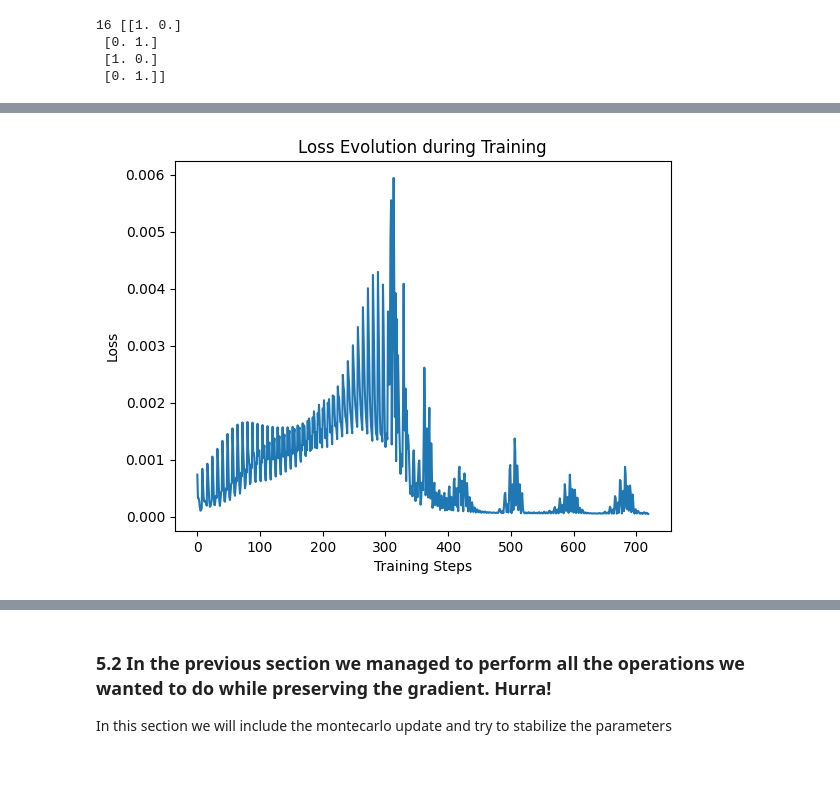
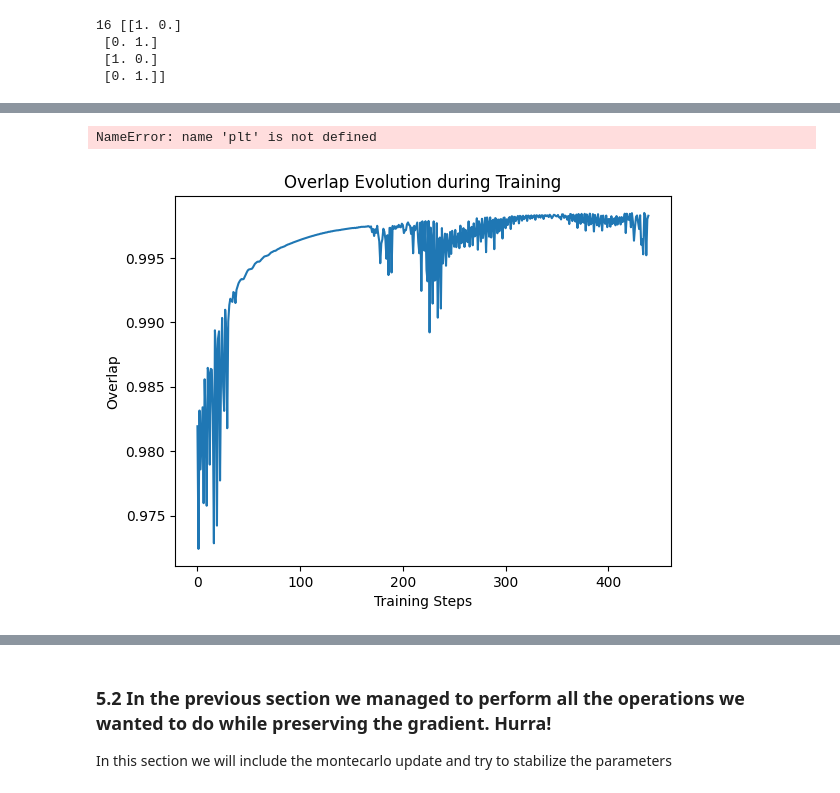
Before and after one commit to StefanoTroffa/thesis_MSc, a Jupyter notebook: compgraph/findthegradient.ipynb, the cells around one changed output, grey strips where cells are left out. Drawn from its saved outputs; the diff is of its cells as text; code cells hidden in the pictures.

Commit message:
Added several files to deal with handling the data, initializating the simulation and running it. Further, small modification in other functions where due

```diff
--- a/compgraph/findthegradient.ipynb
+++ b/compgraph/findthegradient.ipynb
@@ -263,7 +258,7 @@ print("Graphs are equal:", result)
 Graphs are equal: True
 # %%
 # Instantiate the model
-simple_gnn = GNN_double_output()
+simple_gnn = simple_gnn()
 for i in range(1):
     a,b =simple_gnn(graph_tuples[i])[0]
     print(a,b)
@@ -526,20 +540,21 @@ Step 9, Loss: (-0.9996714135894433+7.177545436796127e-17j)
 # 5.1.b
 In the following we are taking the full Hilbert space as per the configurations batch to consider. The trained Network generates an approximate ground state.
 # %%
-
+%reload_ext autoreload
+%autoreload 2
 import compgraph
 from compgraph.useful import sites_to_sparse
 from compgraph.useful import create_graph_from_ham
 
 lattice_size = (2, 2)
 sublattice_encoding = neel_state(nx.grid_2d_graph(*lattice_size, periodic=True))
-G=create_graph_from_ham(geometric_structure="2d_square", lattice_size=lattice_size, sub_lattice_encoding=sublattice_encoding)
+G,subl=create_graph_from_ham(geometric_structure="2d_square", lattice_size=lattice_size, sublattice='Neel')
 
 # Number of batches of configurations to generate, here is set to full Hilbert space
 full_size_configs = 2**(len(G.nodes))
 # Generate the basis configurations
 print(full_size_configs, sublattice_encoding)
-full_basis_configs = np.array([[int(x) for x in format(i, f'0{len(G.nodes)}b')] for i in range(full_size_configs)]) * 2 - 1
+full_basis_configs = np.array([[int(x) for x in format(i, f'0{len(G.nodes)}b')] for i in range(2**(len(G.nodes)))]) * 2 - 1
 
 
 #Initialization of edges, it should be 0, we set it to 0.05.
@@ -622,16 +669,16 @@ import quimb as qu
 from compgraph.sparse_ham import compute_wave_function_csr,  innerprod_sparse
 from compgraph.tensor_wave_functions import convert_csr_to_sparse_tensor, variational_wave_function_on_batch, time_evoluted_wave_function_on_batch
 from compgraph.tensor_wave_functions import montecarlo_logloss_overlap_time_evoluted, sparse_tensor_exp_energy, calculate_sparse_overlap, quimb_vec_to_sparse
+from compgraph.gnn_src_code import GNN_double_output_advanced, GNN_double_output
 initial_learning_rate = 7e-5
-model_w=GNN_double_output()
-model_fix=GNN_double_output()
+model_w=GNN_double_output(64,16)
+model_fix=GNN_double_output(64,16)
 #THE inner training step should work for one configuration at a time if logic has any ground on reality
 H_no_traversalfield=construct_sparse_hamiltonian(G, 0)
 
 
 np.set_printoptions(precision=2, suppress=True)
 optimizer_snt = snt.optimizers.Adam(initial_learning_rate)
-Hamiltonian_tensor_no_traversalfield = convert_csr_to_sparse_tensor(H_no_traversalfield)
 beta=0.05
 
 def inner_training(model_var, model_fix_for_te, graph_batch_var,graph_batch_te, optimizer, beta,sublattice):
@@ -656,8 +703,7 @@ def inner_training(model_var, model_fix_for_te, graph_batch_var,graph_batch_te,
 
 
 start=0
-psi_1 = compute_wave_function_csr(graph_tuples_batch, model_w, graph_tuples_batch_indices)
-psi_2= compute_wave_function_csr(graph_tuples_batch, model_fix, graph_tuples_batch_indices)
+
 Hamiltonian_quimb= qu.ham_heis_2D(2, 2, j=1.0, bz=0, cyclic=True, parallel=False, ownership=None)
 lowest_eigenstate = qu.groundstate(Hamiltonian_quimb)
 lowest_eigenstate_as_sparse = quimb_vec_to_sparse(lowest_eigenstate, full_basis_configs,len(G.nodes))
@@ -666,19 +712,14 @@ energies=[]
 loss_vectors=[]
 overlap_in_time=[]
 
-for step in range(90):  # IT-SWO steps
+for step in range(80):  # IT-SWO steps
     # Compute phi once at the beginning of each outer step, this is the ITO of psi
 
     graph_tuples_batch=full_graph_tuples
     graph_tuples_batch_indices= full_configurations
 
-    psi_csr = compute_wave_function_csr(graph_tuples_batch, model_w, graph_tuples_batch_indices)
-
-    phi_csr = psi_csr - beta * H_no_traversalfield.dot(psi_csr)
-    normaliz_sparse_prod= psi_csr.conj().transpose().dot(psi_csr)*phi_csr.conj().transpose().dot(phi_csr)
-    overlap_sparse=innerprod_sparse(psi_csr, phi_csr)/(np.sqrt(normaliz_sparse_prod))
-    print("Overlap from sparse", overlap_sparse)
-
+    model_w(graph_tuples_batch[0])
+    model_fix(graph_tuples_batch[0])
     copy_to_non_trainable(model_w, model_fix)
 
     for innerstep in range(8):  # Inner loop iterations: here we let psi approximate its ITO phi
@@ -694,6 +735,7 @@ for step in range(90):  # IT-SWO steps
         current_energy = sparse_tensor_exp_energy(psi_sparse, G,0)
         overlap_temp= tf.norm(calculate_sparse_overlap(lowest_eigenstate_as_sparse,norm_low_state_gnn))
         overlap_in_time.append(overlap_temp)
+        print("Overlap", overlap_temp)
         energies.append(current_energy)
         loss_vectors.append(loss.numpy())
 
@@ -757,9 +799,29 @@ tf.Tensor(
+# %%
+# Plotting the energy
+plt.plot(energies[:])
+plt.xlabel('Training Steps')
+plt.ylabel('Energy')
+plt.title('Energy Evolution during Training for a 2x2 square lattice')
+plt.show()# Plotting the loss
+plt.plot(loss_vectors[100:])
+plt.xlabel('Training Steps')
+plt.ylabel('Loss')
+plt.title('Loss Evolution during Training')
+plt.show()
+# Plotting the overlap
+plt.plot(overlap_in_time[200:])
+plt.xlabel('Training Steps')
+plt.ylabel('Overlap')
+plt.title('Overlap Evolution during Training')
+plt.show()
+# %% [output]
+NameError: name 'plt' is not defined
 # %%
-# Plotting the loss
-plt.plot(loss_vectors[:])
+# Plotting the overlap
+plt.plot(overlap_in_time[200:])
 plt.xlabel('Training Steps')
-plt.ylabel('Loss')
-plt.title('Loss Evolution during Training')
+plt.ylabel('Overlap')
+plt.title('Overlap Evolution during Training')
 plt.show()
 # %% [output]
-[figure, old version]
+[figure, new version]
```
Also changed, not shown: parts of 22 cells of this notebook, 17 other files.
